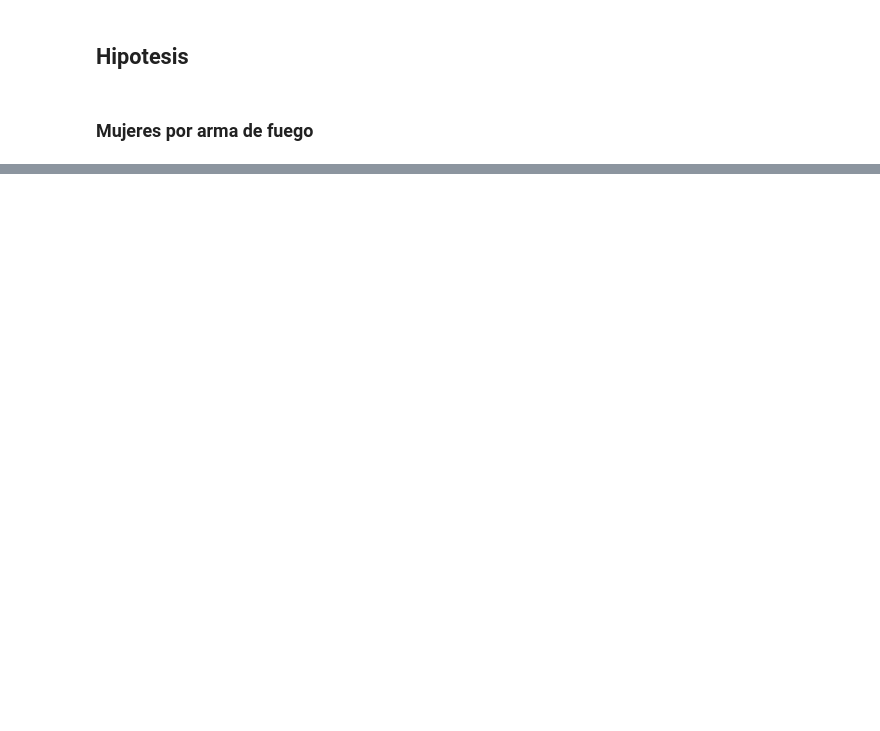
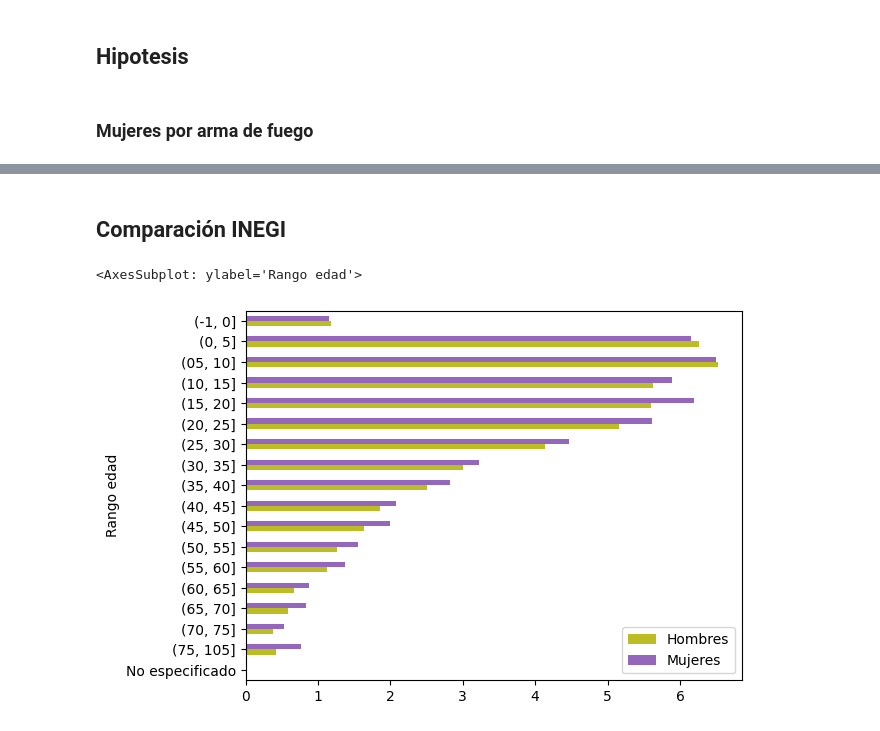
Before and after one commit to mar-esther23/SEMEFO_busqueda, a Jupyter notebook: SEMEFO_1974_analisis2.ipynb, the cells around one changed output, grey strips where cells are left out. Saved outputs shown, nothing was run; the diff lists cells and outputs as text; code cells hidden in the pictures; blank space fills up the shorter version.

Commit message:
Comparar vs inegi

```diff
--- a/SEMEFO_1974_analisis2.ipynb
+++ b/SEMEFO_1974_analisis2.ipynb
@@ -990,0 +1009,15 @@ df[((df['DIAGNOSTICO'].fillna('').str.contains('HPAF')) | (df['DIAGNOSTICO'].fil
+# %% [markdown]
+## Comparación INEGI
+# %%
+import re
+import pandas as pd
+
+file_inegi = "data_raw/inegi_censo1980_poblacion_edad_sexo.csv"
+df_inegi = pd.read_csv(file_inegi)
+df_1980 = df_inegi[df_inegi['Entidad']=='09  Distrito Federal'].groupby('Rango edad').sum(numeric_only=True)
+df_1980 = df_1980/df_1980.loc['Total','Total']*100
+df_1980 = df_1980.drop('Total').drop('Total', axis=1).sort_index(ascending=False)
+df_1980.plot.barh(color=['tab:olive','tab:purple',])
+# %% [output]
+<AxesSubplot: ylabel='Rango edad'>
+[figure, added]
```
Also changed, not shown: parts of 4 cells of this notebook, 8 other files.
